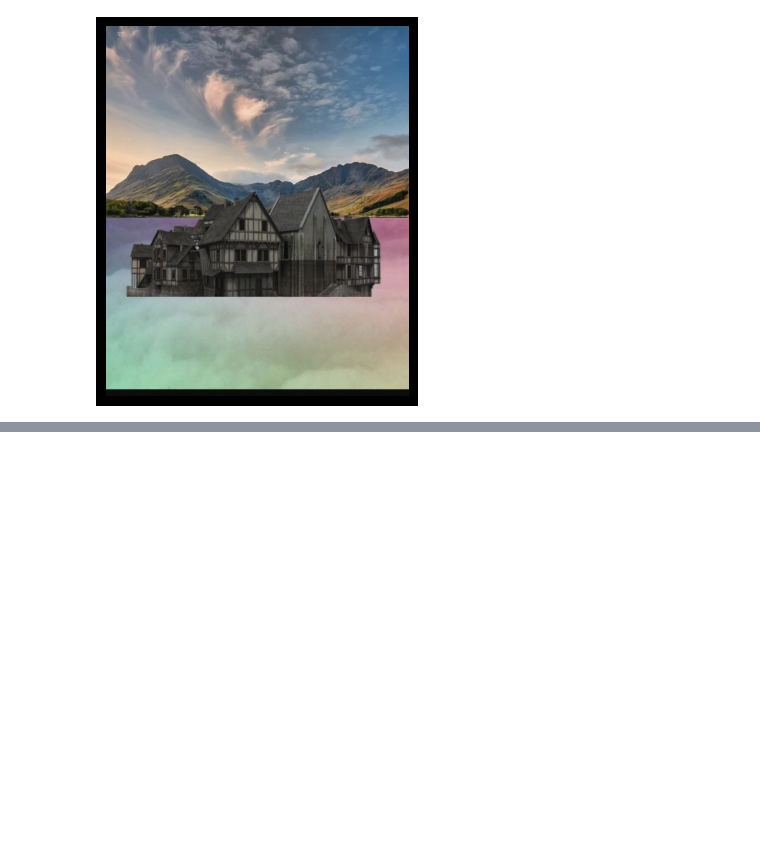
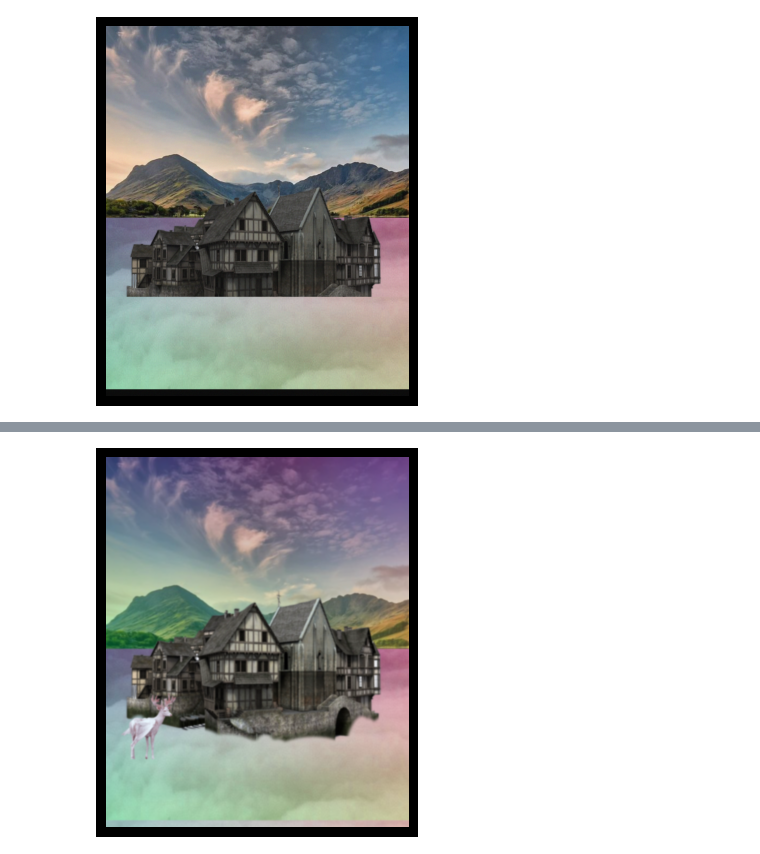
Before and after one commit to OppaiMilk/Imaging-and-Special-Effects, a Jupyter notebook: main/Test.ipynb, the cells around one changed output, grey strips where cells are left out. Drawn from its saved outputs; the diff is of its cells as text; code cells hidden in the pictures; blank space fills up the shorter version.

```diff
--- a/main/Test.ipynb
+++ b/main/Test.ipynb
@@ -1272,0 +1275,94 @@ plt.show()
+# %%
+from PIL import Image, ImageEnhance, ImageFilter, ImageOps, ImageDraw
+import numpy as np
+import cv2
+import matplotlib.pyplot as plt
+
+def add_fantasy_filter(img):
+    img_cv = np.array(img)
+    hsv = cv2.cvtColor(img_cv, cv2.COLOR_RGB2HSV)
+    hsv[:, :, 0] = (hsv[:, :, 0] + 90) % 180
+    img_fantasy = cv2.cvtColor(hsv, cv2.COLOR_HSV2RGB)
+    img_fantasy = Image.fromarray(img_fantasy)
+    return img_fantasy
+
+def add_rainbow_filter(img):
+    gradient = np.zeros((img.height, img.width, 3), dtype=np.uint8)
+    for i in range(img.height):
+        for j in range(img.width):
+            gradient[i, j] = [int(255 * j / img.width), int(255 * i / img.height), 128]
+    gradient_img = Image.fromarray(gradient)
+    img = Image.blend(img, gradient_img, 0.3)
+    return img
+
+def generate_cloud_mask(size):
+    cloud_mask = Image.new('L', size, 0)
+    draw = ImageDraw.Draw(cloud_mask)
+    for _ in range(100):
+        x1 = np.random.randint(0, size[0] // 2)
+        y1 = np.random.randint(0, size[1] // 2)
+        x2 = np.random.randint(size[0] // 2, size[0])
+        y2 = np.random.randint(size[1] // 2, size[1])
+        draw.ellipse([x1, y1, x2, y2], fill=255)
+    cloud_mask = cloud_mask.filter(ImageFilter.GaussianBlur(radius=10))
+    return cloud_mask
+
+def brighten_image(image, factor=1.5):
+    enhancer = ImageEnhance.Brightness(image)
+    brightened_image = enhancer.enhance(factor)
+    return brightened_image
+
+# Load the original image
+original_img = Image.open("../High Resolution Pic/Test/Test1.jpg")
+cloud = Image.open("../Pic/Test/cloud.jpg")
+village = Image.open("../Remove Pic/Test/village.png")
+goat = Image.open("../Remove Pic/Test/goat.png")
+
+# Get image dimensions
+original_width, original_height = original_img.size
+cloud = cloud.resize(original_img.size, Image.LANCZOS)
+
+# Resize images
+goat_width, goat_height = goat.size
+goat = goat.resize((goat_width, goat_height))
+village = village.resize((2000, 1500))
+village = brighten_image(village)
+
+# Adjust crop position, move down 50 pixels
+move_down_pixels = 50
+lower_half = original_img.crop((0, original_height // 2 + move_down_pixels, original_width, original_height))
+lower_half_cloud = cloud.crop((0, original_height // 2 + move_down_pixels, original_width, original_height))
+
+# Apply fantasy filter and other effects to the lower half
+lower_half_fantasy = add_fantasy_filter(lower_half_cloud)
+lower_half_fantasy = add_rainbow_filter(lower_half_fantasy)
+lower_half_fantasy_half = lower_half_fantasy.crop((0, original_height // 4 - move_down_pixels, original_width, original_height))
+lower_half_fantasy_left = lower_half_fantasy.crop((0, original_height // 4 - move_down_pixels - 100, original_width // 4, original_height))
+lower_half_fantasy_right = lower_half_fantasy.crop((original_width // 2 + original_width // 4, original_height // 4 - move_down_pixels - 100, original_width, original_height))
+
+cloud_mask = generate_cloud_mask(lower_half_fantasy_half.size)
+cloud_mask_left = generate_cloud_mask(lower_half_fantasy_left.size)
+cloud_mask_right = generate_cloud_mask(lower_half_fantasy_right.size)
+
+# Combine the original image's upper half and the processed lower half
+upper_half = original_img.crop((0, 0, original_width, original_height // 2 + move_down_pixels))
+upper_half = add_rainbow_filter(upper_half)
+combined_img = Image.new('RGB', (original_width, original_height))
+combined_img.paste(upper_half, (0, 0))
+combined_img.paste(lower_half_fantasy, (0, original_height // 2 + move_down_pixels))
+combined_img.paste(village, (100, 850), village)
+combined_img.paste(lower_half_fantasy_half, (0, original_height // 2 + original_height // 4 - move_down_pixels), cloud_mask)
+combined_img.paste(lower_half_fantasy_left, (0, original_height // 2 + original_height // 4 - move_down_pixels - 100), cloud_mask_left)
+combined_img.paste(lower_half_fantasy_right, (original_width // 2 + original_width // 4, original_height // 2 + original_height // 4 - move_down_pixels - 100), cloud_mask_right)
+combined_img.paste(lower_half_fantasy_half, (0, original_height - move_down_pixels))
+combined_img.paste(goat, (100, 1750), goat)
+combined_img = combined_img.filter(ImageFilter.GaussianBlur(radius=4))
+
+
+combined_img.save("../Processed Pic/Test/Lake result.jpg")
+# Display the result
+plt.imshow(combined_img)
+plt.axis('off')
+plt.show()
+# %% [output]
+[figure, added]
```
Also changed, not shown: parts of 1 cell of this notebook, 24 other files.
